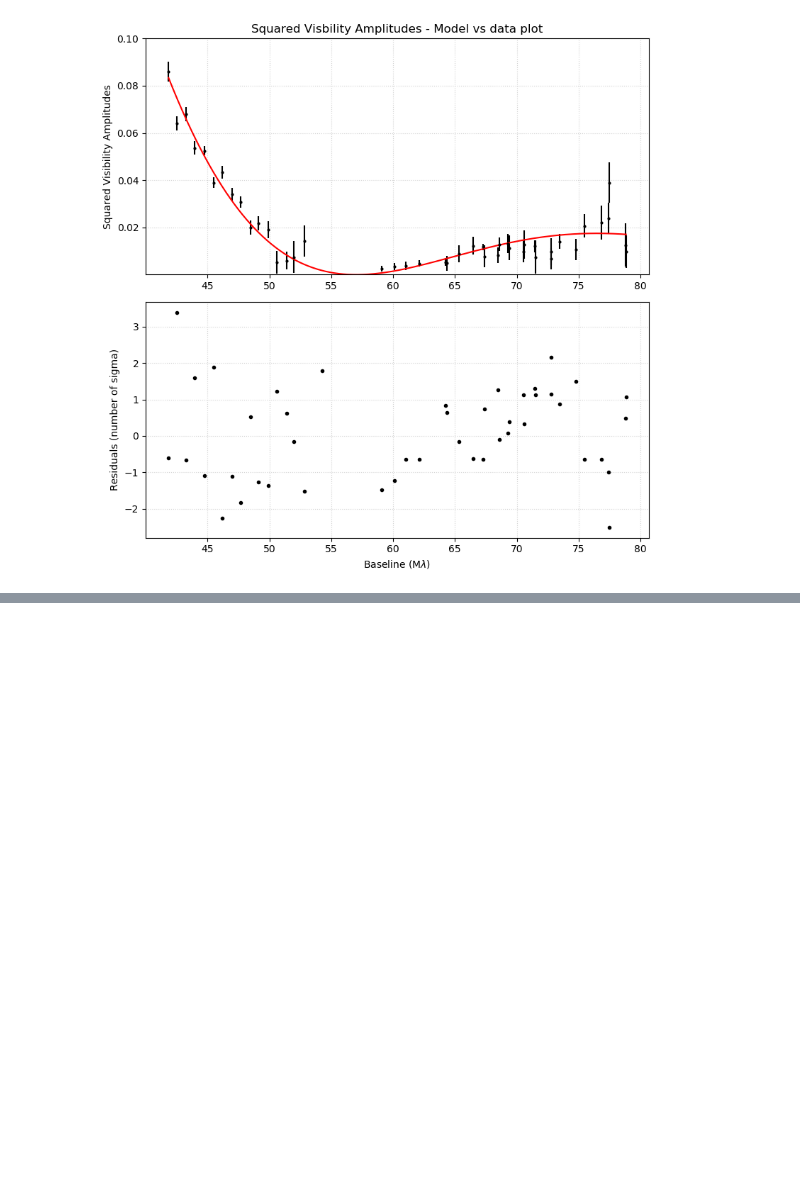
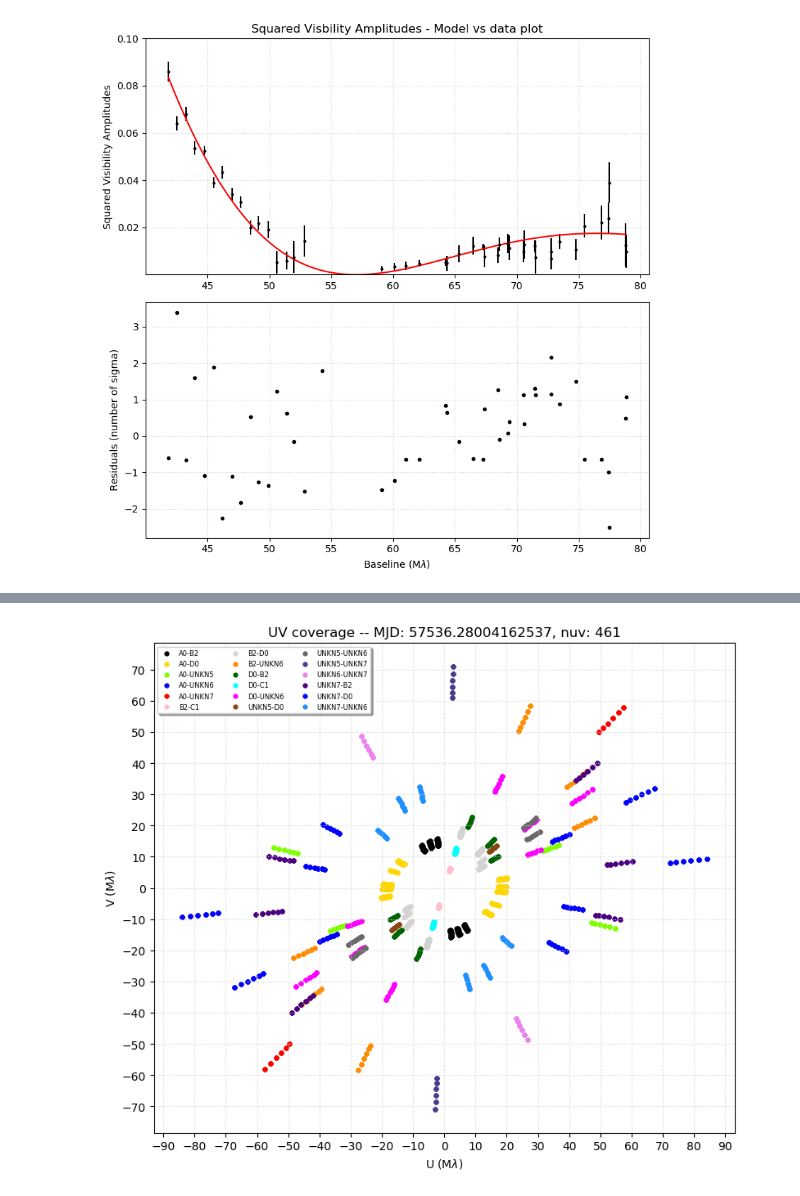
Before and after one commit to fabienbaron/OITOOLS.jl, a Jupyter notebook: demos/OITOOLS_Demo.ipynb, the cells around one changed output, grey strips where cells are left out. Cells and saved outputs as stored; diff of their text form; code cells hidden in the pictures; blank space fills up the shorter version.

```diff
--- a/demos/OITOOLS_Demo.ipynb
+++ b/demos/OITOOLS_Demo.ipynb
@@ -138,0 +134,3 @@ Closest candidates are:
+# %%
+oifitsfile = "./data/AlphaCenA.oifits";
+data = (readoifits(oifitsfile))[1,1];
@@ -138,0 +155,4 @@ Closest candidates are:
+# %%
+uvplot(data)
+# %% [output]
+[figure, added]
```
Also changed, not shown: parts of 5 cells of this notebook, 2 other files.
